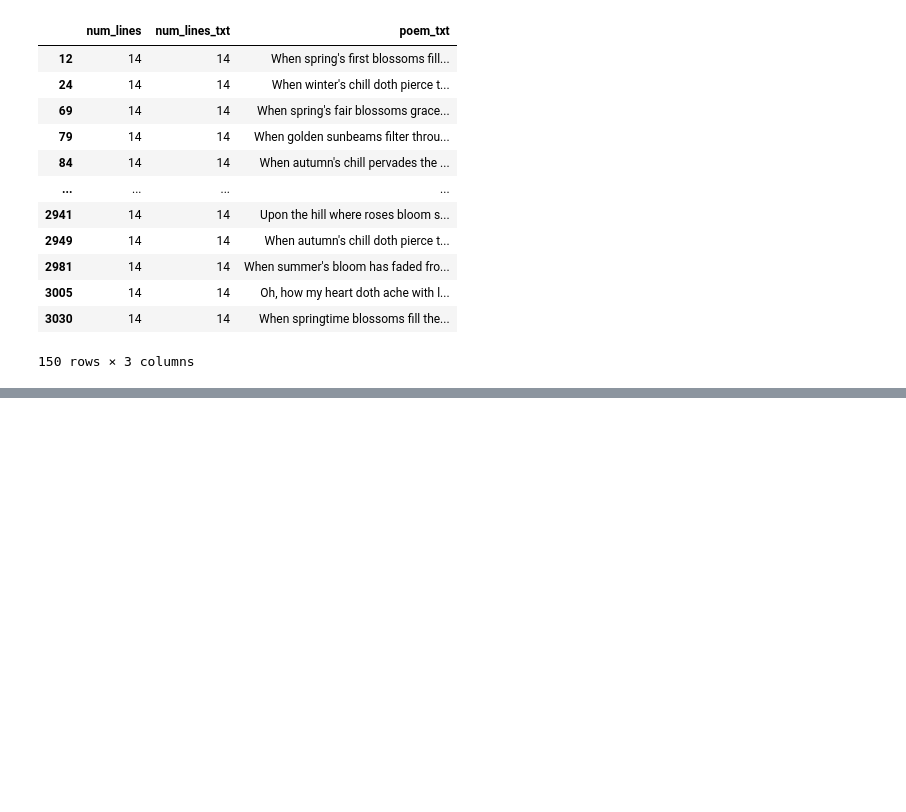
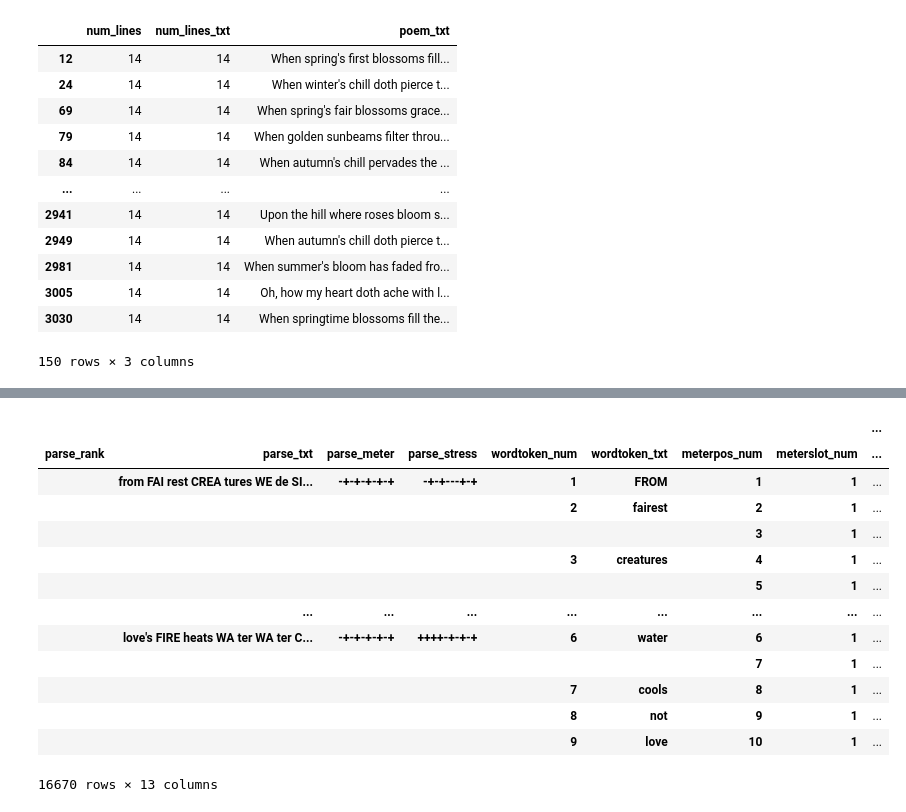
Before and after one commit to quadrismegistus/llmdh, a Jupyter notebook: notebooks/dev_newstats.ipynb, the cells around one changed output, grey strips where cells are left out. Saved outputs shown, nothing was run; the diff lists cells and outputs as text; code cells hidden in the pictures; blank space fills up the shorter version.

```diff
--- a/notebooks/dev_newstats.ipynb
+++ b/notebooks/dev_newstats.ipynb
@@ -72,0 +129,33 @@ parses = shaksonnets.parse(meter=meter)
+# %%
+parses = []
+parse_dfs = []
+for stanza in prosodic.progress_bar(shaksonnets.stanzas):
+    for line_i,line in enumerate(stanza.lines):
+        parse = prosodic.Parse(line.txt.strip(), scansion="-+-+-+-+-+")
+        if parse.wordforms.num_sylls != 10: continue
+        parse_df = parse.df
+        parse_df['stanza_num'] = line.stanza.num
+        parse_df['line_num'] = line_i+1
+        # parse_df['*total'] = parse_df[[c for c in parse_df.columns if c.startswith('*') and c not in {'*pentameter'}]].sum(axis=1)
+        parses.append(parse)
+        parse_dfs.append(parse_df)
+
+parses2 = [parse for parse in parses if parse.meter_str == '-+' * 5]
+len(parses), len(parses2)
+parses_df = pd.concat(parse_dfs)
+parses_df
+# %% [output]
+|  |  |  |  |  |  |  |  | ... |
+| parse_rank | parse_txt | parse_meter | parse_stress | wordtoken_num | wordtoken_txt | meterpos_num | meterslot_num | ... |
+|  | from FAI rest CREA tures WE de SI... | -+-+-+-+-+ | -+-+---+-+ | 1 | FROM | 1 | 1 | ... |
+|  |  |  |  | 2 | fairest | 2 | 1 | ... |
+|  |  |  |  |  |  | 3 | 1 | ... |
+|  |  |  |  | 3 | creatures | 4 | 1 | ... |
+|  |  |  |  |  |  | 5 | 1 | ... |
+|  | ... | ... | ... | ... | ... | ... | ... | ... |
+|  | love's FIRE heats WA ter WA ter C... | -+-+-+-+-+ | ++++-+-+-+ | 6 | water | 6 | 1 | ... |
+|  |  |  |  |  |  | 7 | 1 | ... |
+|  |  |  |  | 7 | cools | 8 | 1 | ... |
+|  |  |  |  | 8 | not | 9 | 1 | ... |
+|  |  |  |  | 9 | love | 10 | 1 | ... |
+16670 rows × 13 columns
```
Also changed, not shown: parts of 6 cells of this notebook, 3 other files.
